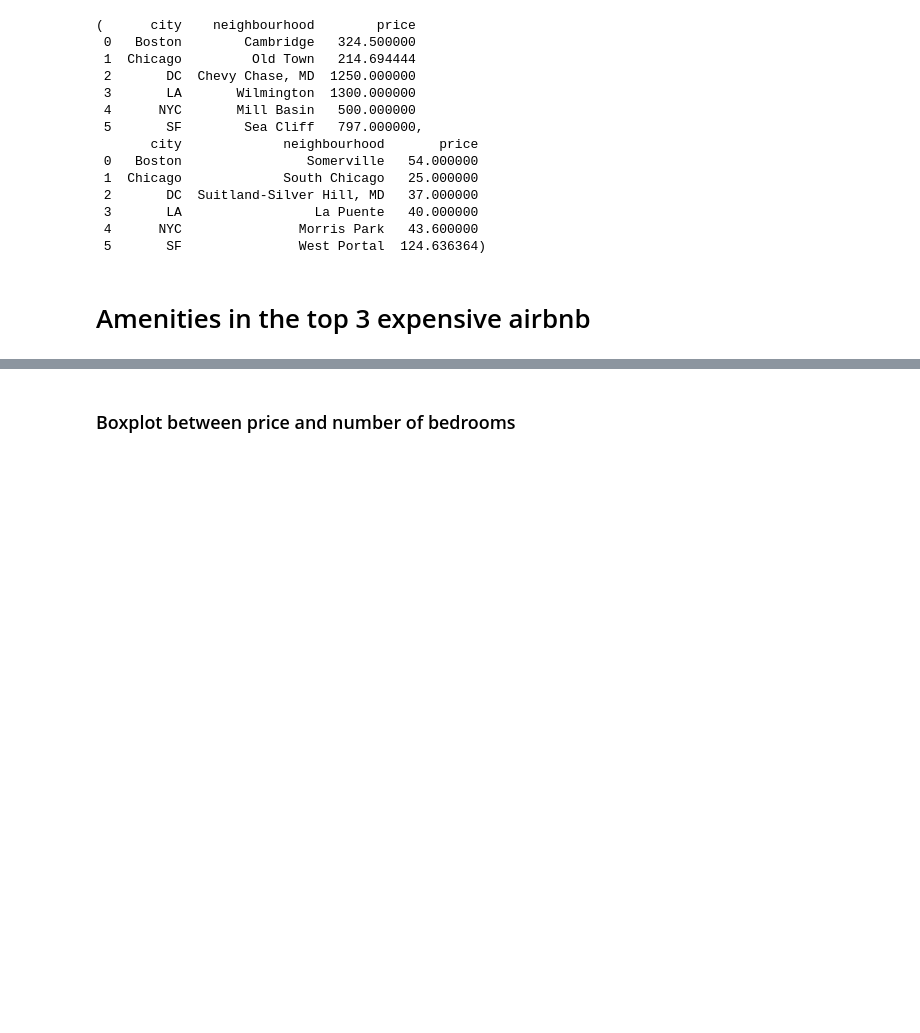
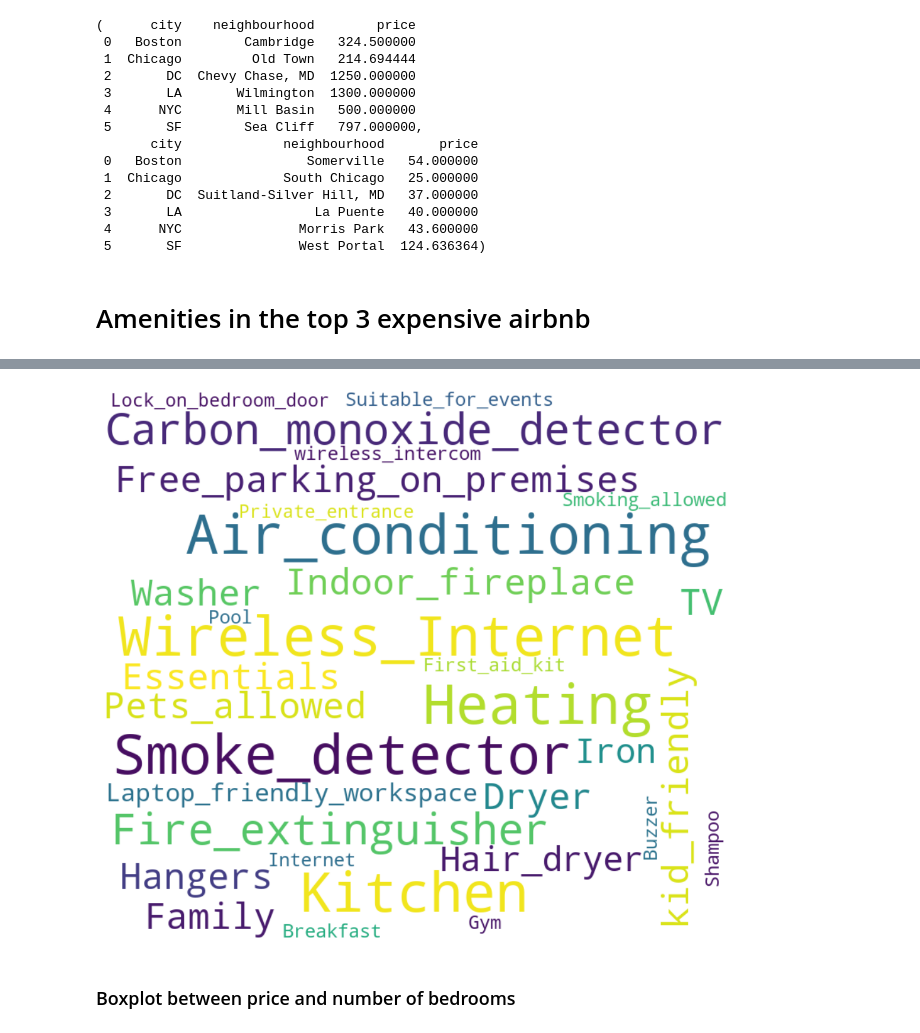
Before and after one commit to oamin12/Big-Data-Analysis-Project, a Jupyter notebook: More_Analysis.ipynb, the cells around one changed output, grey strips where cells are left out. Cells and saved outputs as stored; diff of their text form; code cells hidden in the pictures; blank space fills up the shorter version.

```diff
--- a/More_Analysis.ipynb
+++ b/More_Analysis.ipynb
@@ -314,3 +328,25 @@ Name: amenities, dtype: object
+# %%
+#make a word cloud of the unique amenities of the top 3 airbnb in price
+
+#for each amenity if it has a space replace it with an underscore
+flat_amenities = [amenity.replace(' ', '_') for amenity in flat_amenities]
+
+
+
+#make a single string of all the amenities
+text = " ".join(amenities for amenities in flat_amenities)
+
+
+# Create and generate a word cloud image:
+wordcloud = WordCloud(width=800, height=700,max_font_size=70, max_words=70,background_color="white").generate(text)
+
+# Display the generated image:
+plt.figure(figsize=(15, 12))
+plt.imshow(wordcloud, interpolation='bilinear')
+plt.axis("off")
+plt.show()
+# %% [output]
+[figure, added]
 # %% [markdown]
 ### Boxplot between price and number of bedrooms
 # %%
```
Also changed, not shown: parts of 3 cells of this notebook, 3 other files.
